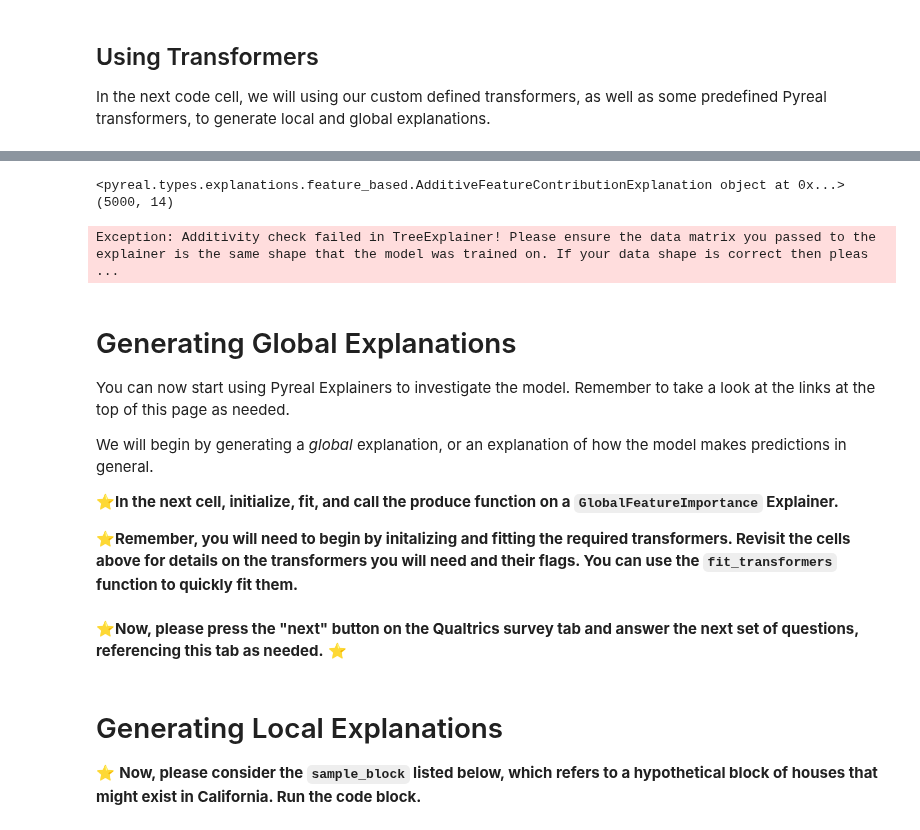
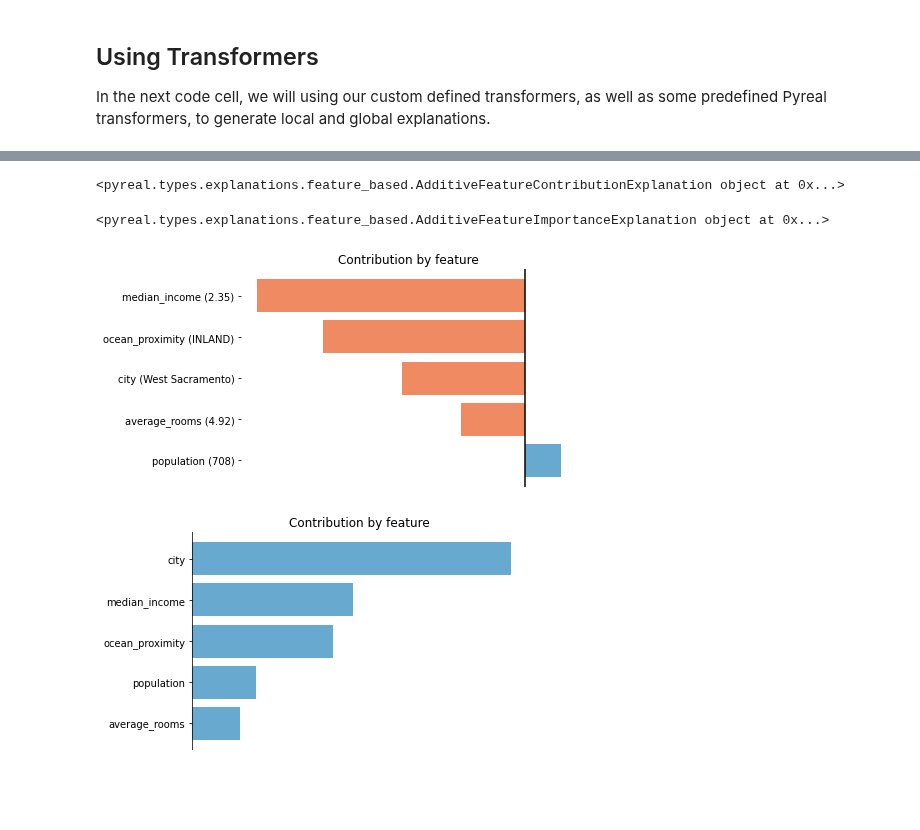
Before and after one commit to sibyl-dev/pyreal, a Jupyter notebook: tutorials/custom_transformers.ipynb, the cells around one changed output, grey strips where cells are left out. Drawn from its saved outputs; the diff is of its cells as text; code cells hidden in the pictures; blank space fills up the shorter version.

```diff
--- a/tutorials/custom_transformers.ipynb
+++ b/tutorials/custom_transformers.ipynb
@@ -195,23 +187,14 @@ Warning: training_size not provided. Defaulting to train with full dataset, runn
 # %%
 from pyreal.utils import visualize
 
 # Generate and visualize the explanation
-local_explanation, x_interpret = local_explainer.produce(X.iloc[0])
+local_explanation, x_interpret = local_explainer.produce(X.iloc[1])
 global_explanation = global_explainer.produce()
 
 visualize.plot_top_contributors(local_explanation, values=x_interpret, select_by="absolute", show=True)
 visualize.plot_top_contributors(global_explanation, select_by="absolute", show=True)
 # %% [output]
 <pyreal.types.explanations.feature_based.AdditiveFeatureContributionExplanation object at 0x...>
-(5000, 14)
-Exception: Additivity check failed in TreeExplainer! Please ensure the data matrix you passed to the explainer is the same shape that the model was trained on. If your data shape is correct then pleas ...
+<pyreal.types.explanations.feature_based.AdditiveFeatureImportanceExplanation object at 0x...>
+[figure, added]
+[figure, added]
-# %% [markdown]
-# Generating Global Explanations
-
-You can now start using Pyreal Explainers to investigate the model. Remember to take a look at the links at the top of this page as needed.
-
-We will begin by generating a *global* explanation, or an explanation of how the model makes predictions in general.
-
-⭐**In the next cell, initialize, fit, and call the produce function on a `GlobalFeatureImportance` Explainer.**
-
-⭐**Remember, you will need to begin by initalizing and fitting the required transformers. Revisit the cells above for details on the transformers you will need and their flags. You can use the `fit_transformers` function to quickly fit them.**
@@ -231,6 +200,0 @@ from pyreal.utils import visualize
-# %% [markdown]
-⭐**Now, please press the "next" button on the Qualtrics survey tab and answer the next set of questions, referencing this tab as needed.** ⭐
-# %% [markdown]
-# Generating Local Explanations
-
-⭐ **Now, please consider the `sample_block` listed below, which refers to a hypothetical block of houses that might exist in California. Run the code block.**
```
Also changed, not shown: parts of 8 cells of this notebook, 5 other files.
